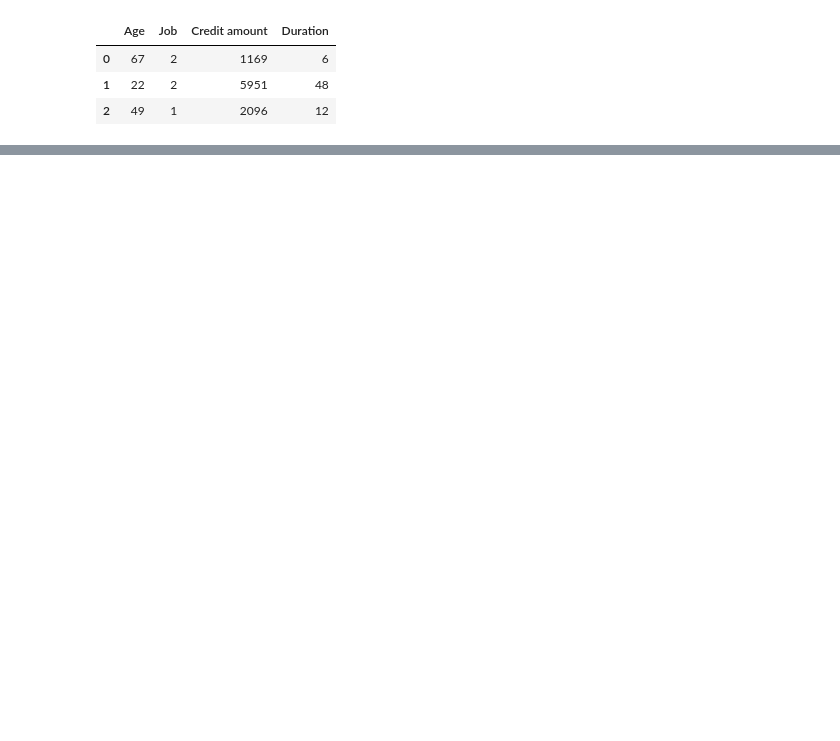
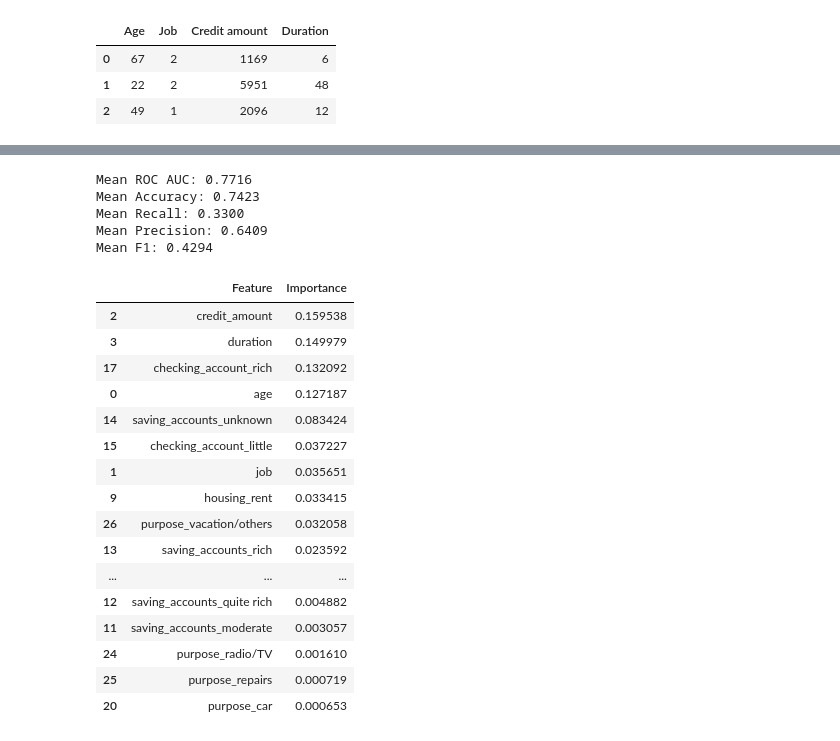
Before and after one commit to xiangshiyin/machine-learning-for-actuarial-science, a Jupyter notebook: 2025-spring/week09/notebook/demo.ipynb, the cells around one changed output, grey strips where cells are left out. Cells and saved outputs as stored; diff of their text form; code cells hidden in the pictures; blank space fills up the shorter version.

```diff
--- a/2025-spring/week09/notebook/demo.ipynb
+++ b/2025-spring/week09/notebook/demo.ipynb
@@ -830,0 +940,3 @@ plt.show()
+# %%
+X = df.drop(columns=['risk'])
+y = df['risk'].map(lambda x: 1 if x == 'bad' else 0)
@@ -830,0 +1137,65 @@ plt.show()
+# %%
+from sklearn.ensemble import RandomForestClassifier
+
+# Apply the transformation
+X_transformed = preprocessor.fit_transform(X)
+# rf = RandomForestClassifier(n_estimators=200, max_depth=10, random_state=1, max_features='sqrt', min_samples_leaf=4, min_samples_split=2)
+rf = grid_search.best_estimator_
+
+cv = RepeatedStratifiedKFold(n_splits=10, n_repeats=3, random_state=1)
+roc_aucs = cross_val_score(rf, X_transformed, y, scoring='roc_auc', cv=cv, n_jobs=-1)
+accuracies = cross_val_score(rf, X_transformed, y, scoring='accuracy', cv=cv, n_jobs=-1)
+recalls = cross_val_score(rf, X_transformed, y, scoring='recall', cv=cv, n_jobs=-1)
+precisions = cross_val_score(rf, X_transformed, y, scoring='precision', cv=cv, n_jobs=-1)
+f1s = cross_val_score(rf, X_transformed, y, scoring='f1', cv=cv, n_jobs=-1)
+
+print('Mean ROC AUC: %.4f' % np.mean(roc_aucs))
+print('Mean Accuracy: %.4f' % np.mean(accuracies))
+print('Mean Recall: %.4f' % np.mean(recalls))
+print('Mean Precision: %.4f' % np.mean(precisions))
+print('Mean F1: %.4f' % np.mean(f1s))
+# %% [output]
+Mean ROC AUC: 0.7716
+Mean Accuracy: 0.7423
+Mean Recall: 0.3300
+Mean Precision: 0.6409
+Mean F1: 0.4294
+# %%
+# Convert transformed array back to DataFrame (optional)
+output_columns = (
+    num_features + ['cluster'] +
+    list(preprocessor.named_transformers_['cat'].named_steps['encoder'].get_feature_names_out(cat_features))
+)
+# %%
+# Generate feature importance ranking
+feature_importances = rf.feature_importances_
+
+# Create a DataFrame with feature names and their corresponding importance values
+importance_df = pd.DataFrame({
+    'Feature': output_columns,
+    'Importance': feature_importances
+})
+
+# Sort the features by their importance in descending order
+importance_df = importance_df.sort_values(by='Importance', ascending=False)
+
+# Display the feature importance ranking
+importance_df
+# %% [output]
+|  | Feature | Importance |
+| 2 | credit_amount | 0.159538 |
+| 3 | duration | 0.149979 |
+| 17 | checking_account_rich | 0.132092 |
+| 0 | age | 0.127187 |
+| 14 | saving_accounts_unknown | 0.083424 |
+| 15 | checking_account_little | 0.037227 |
+| 1 | job | 0.035651 |
+| 9 | housing_rent | 0.033415 |
+| 26 | purpose_vacation/others | 0.032058 |
+| 13 | saving_accounts_rich | 0.023592 |
+| ... | ... | ... |
+| 12 | saving_accounts_quite rich | 0.004882 |
+| 11 | saving_accounts_moderate | 0.003057 |
+| 24 | purpose_radio/TV | 0.001610 |
+| 25 | purpose_repairs | 0.000719 |
+| 20 | purpose_car | 0.000653 |
```
Also changed, not shown: parts of 35 cells of this notebook.
